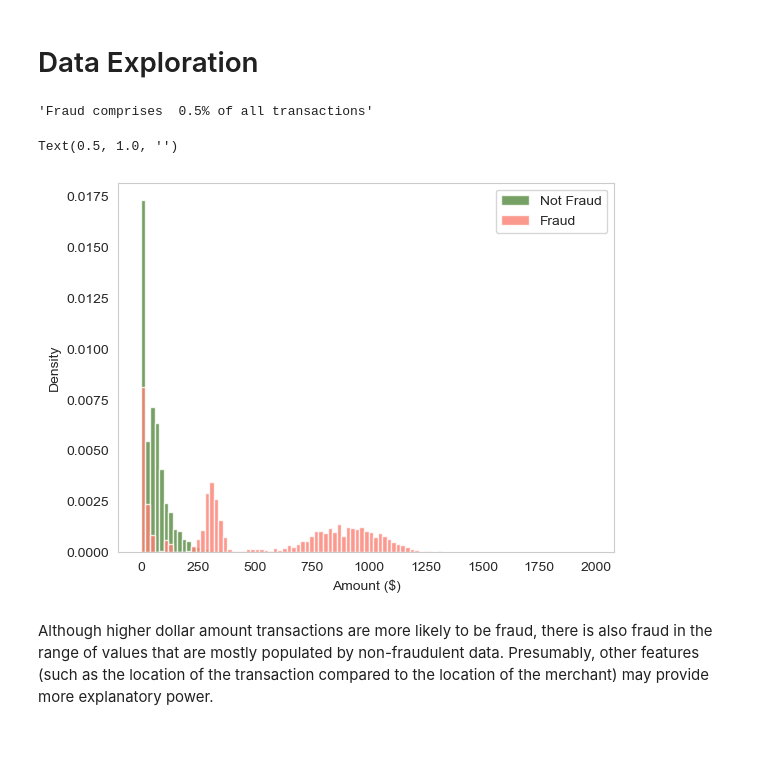
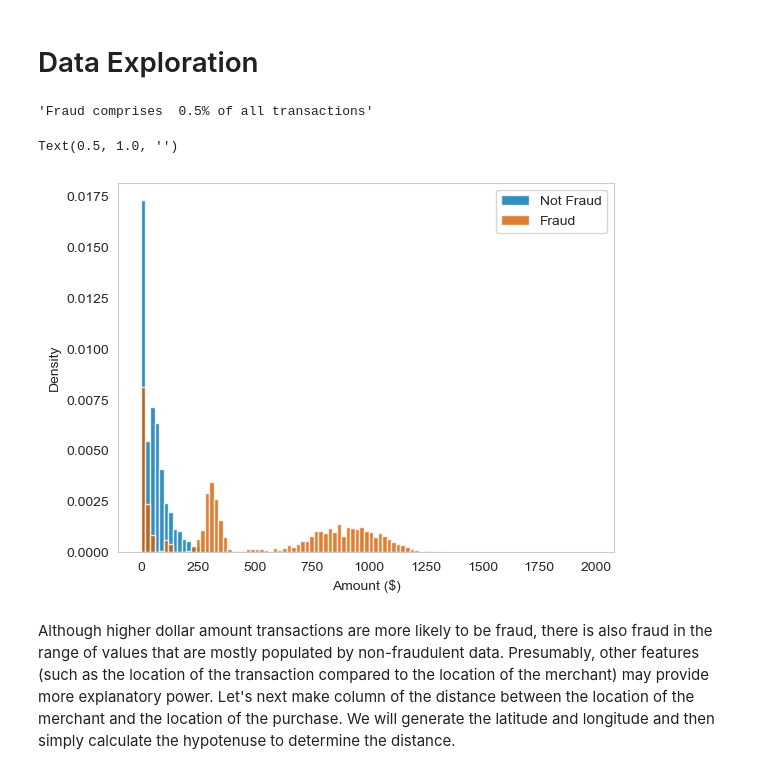
Before and after one commit to obaidkhurram/credit_fraud_detection, a Jupyter notebook: creditfraud.ipynb, the cells around one changed output. Saved outputs shown, nothing was run; the diff lists cells and outputs as text; code cells hidden in the pictures; blank space fills up the shorter version.

```diff
--- a/creditfraud.ipynb
+++ b/creditfraud.ipynb
@@ -60,39 +60,47 @@ There does not seem to be any evidence of missing data points. However, it is po
 # The data set is massive and fraud should be relatively sparse. In order to get a better sense of what the data look like without imposing the computational load of interacting with 300K+ data points, we will sample the non-fraudulent data set such that so we have the same number of data points as the fraudulent transactions.
 
 # Note that fraud makes up a tiny percentage of the overall data set
-percent_fraud = np.round(ccf['is_fraud'].mean()*100,1)
+percent_fraud = np.round(ccf['is_fraud'].mean()*100,2)
 display(f"Fraud comprises {percent_fraud: .1f}% of all transactions")
 # Split the fraud and non-fraud datsets
 ccf_fraud = ccf[ccf['is_fraud']==1]
 ccf_true = ccf[ccf['is_fraud']==0]
 ccf_true_smallsample = ccf_true.sample(len(ccf_fraud),random_state=21)
 # Make the histogram
 bins = np.arange(0,2000,20)
 fig, ax = plt.subplots(1,1)
+
+# Use a colorblind-friendly palette
+colors = ["#0072B2", "#D55E00"]  # Blue, Orange (colorblind-friendly)
+
+nonfraudcolor = colors[0]
+fraudcolor = colors[1]
+# Plotting non-fraudulent transactions
 ccf_true_smallsample.hist('amt',
                           bins=bins,
                           ax=ax,
                           alpha=.8,
-                          color="#54883d",
+                          color=nonfraudcolor,
                           density=True,
                           grid=False
                           )
+# Plotting fraudulent transactions
 ccf_fraud.hist('amt',
                bins=bins,
                ax=ax,
                alpha=.8,
-               color=["#fa8072"],
+               color=fraudcolor,
                density=True,
                grid=False
                )
 
 plt.legend(["Not Fraud","Fraud"])
 plt.xlabel('Amount ($)')
 plt.ylabel('Density')
 plt.title('')
 # %% [output]
 'Fraud comprises  0.5% of all transactions'
 Text(0.5, 1.0, '')
-[figure, old version]
+[figure, new version]
 # %% [markdown]
-Although higher dollar amount transactions are more likely to be fraud, there is also fraud in the range of values that are mostly populated by non-fraudulent data. Presumably, other features (such as the location of the transaction compared to the location of the merchant) may provide more explanatory power.
+Although higher dollar amount transactions are more likely to be fraud, there is also fraud in the range of values that are mostly populated by non-fraudulent data. Presumably, other features (such as the location of the transaction compared to the location of the merchant) may provide more explanatory power. Let's next make column of the distance between the location of the merchant and the location of the purchase. We will generate the latitude and longitude and then simply calculate the hypotenuse to determine the distance.
```
Also changed, not shown: parts of 1 cell of this notebook.
